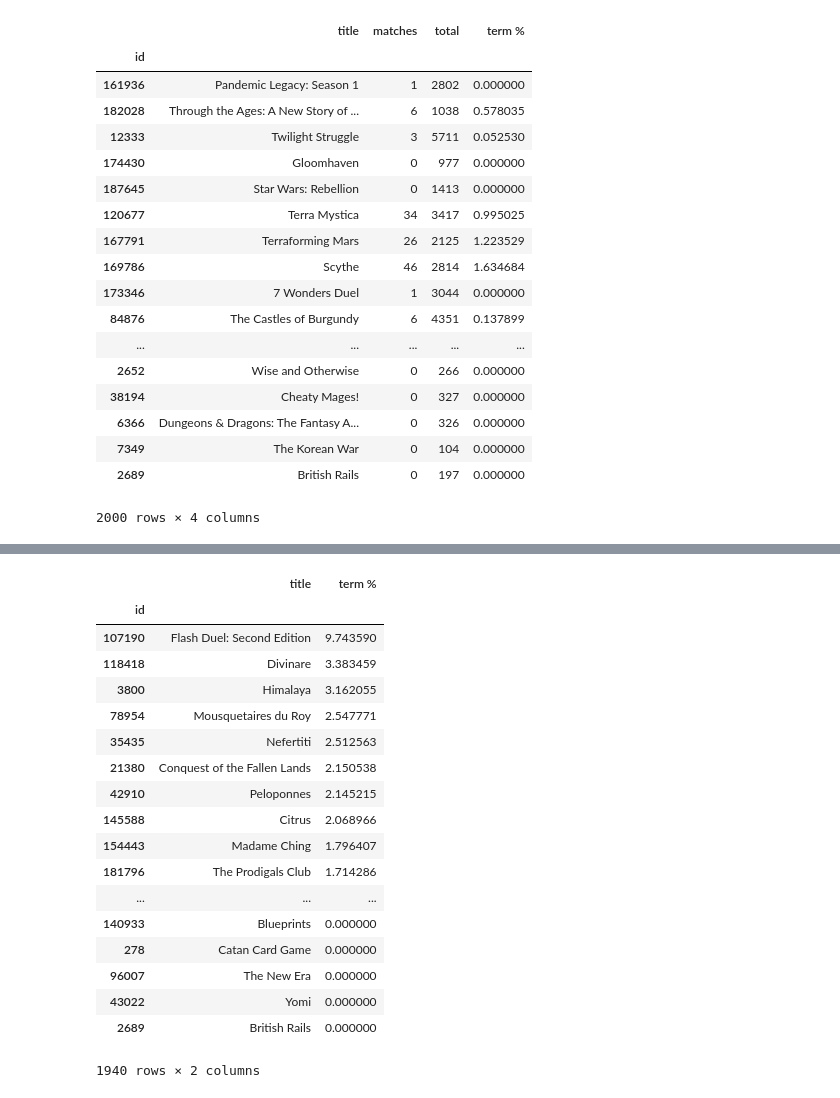
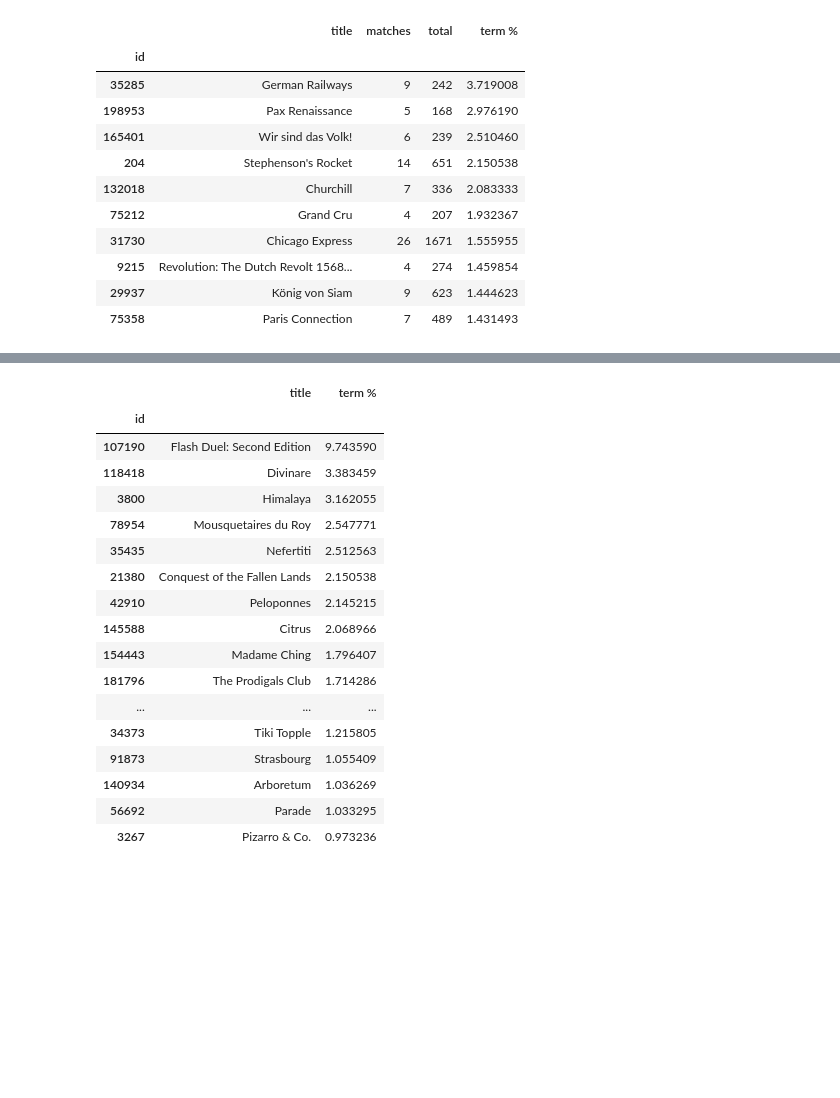
Before and after one commit to mcgriffiths/bgg-text, a Jupyter notebook: BGG-comments.ipynb, the cells around one changed output, grey strips where cells are left out. Drawn from its saved outputs; the diff is of its cells as text; code cells hidden in the pictures; blank space fills up the shorter version.

```diff
--- a/BGG-comments.ipynb
+++ b/BGG-comments.ipynb
@@ -1,27 +1,20 @@
 # %%
 import comments
 # %%
-comments.analyse_comments('economic')
+comments.analyse_comments('opaque').head(10)
 # %% [output]
 |  | title | matches | total | term % |
 | id |  |  |  |  |
-| 161936 | Pandemic Legacy: Season 1 | 1 | 2802 | 0.000000 |
-| 182028 | Through the Ages: A New Story of ... | 6 | 1038 | 0.578035 |
-| 12333 | Twilight Struggle | 3 | 5711 | 0.052530 |
-| 174430 | Gloomhaven | 0 | 977 | 0.000000 |
-| 187645 | Star Wars: Rebellion | 0 | 1413 | 0.000000 |
-| 120677 | Terra Mystica | 34 | 3417 | 0.995025 |
-| 167791 | Terraforming Mars | 26 | 2125 | 1.223529 |
-| 169786 | Scythe | 46 | 2814 | 1.634684 |
-| 173346 | 7 Wonders Duel | 1 | 3044 | 0.000000 |
-| 84876 | The Castles of Burgundy | 6 | 4351 | 0.137899 |
-| ... | ... | ... | ... | ... |
-| 2652 | Wise and Otherwise | 0 | 266 | 0.000000 |
-| 38194 | Cheaty Mages! | 0 | 327 | 0.000000 |
-| 6366 | Dungeons & Dragons: The Fantasy A... | 0 | 326 | 0.000000 |
-| 7349 | The Korean War | 0 | 104 | 0.000000 |
-| 2689 | British Rails | 0 | 197 | 0.000000 |
+| 35285 | German Railways | 9 | 242 | 3.719008 |
+| 198953 | Pax Renaissance | 5 | 168 | 2.976190 |
+| 165401 | Wir sind das Volk! | 6 | 239 | 2.510460 |
+| 204 | Stephenson's Rocket | 14 | 651 | 2.150538 |
+| 132018 | Churchill | 7 | 336 | 2.083333 |
+| 75212 | Grand Cru | 4 | 207 | 1.932367 |
+| 31730 | Chicago Express | 26 | 1671 | 1.555955 |
+| 9215 | Revolution: The Dutch Revolt 1568... | 4 | 274 | 1.459854 |
+| 29937 | König von Siam | 9 | 623 | 1.444623 |
+| 75358 | Paris Connection | 7 | 489 | 1.431493 |
-2000 rows × 4 columns
 # %%
 %matplotlib notebook
 
@@ -37,7 +30,7 @@ fig,ax = comments.comparison_plot(['auction','worker placement'])
 [interactive output not drawn]
 [interactive output not drawn]
 # %%
-comments.like_designer('knizia',2)
+comments.like_designer('knizia',2).head(20)
 # %% [output]
 |  | title | term % |
 | id |  |  |
@@ -52,9 +45,8 @@ comments.like_designer('knizia',2)
 | 154443 | Madame Ching | 1.796407 |
 | 181796 | The Prodigals Club | 1.714286 |
 | ... | ... | ... |
-| 140933 | Blueprints | 0.000000 |
-| 278 | Catan Card Game | 0.000000 |
-| 96007 | The New Era | 0.000000 |
-| 43022 | Yomi | 0.000000 |
-| 2689 | British Rails | 0.000000 |
+| 34373 | Tiki Topple | 1.215805 |
+| 91873 | Strasbourg | 1.055409 |
+| 140934 | Arboretum | 1.036269 |
+| 56692 | Parade | 1.033295 |
+| 3267 | Pizarro & Co. | 0.973236 |
-1940 rows × 2 columns
```
Also changed, not shown: parts of 2 cells of this notebook.
